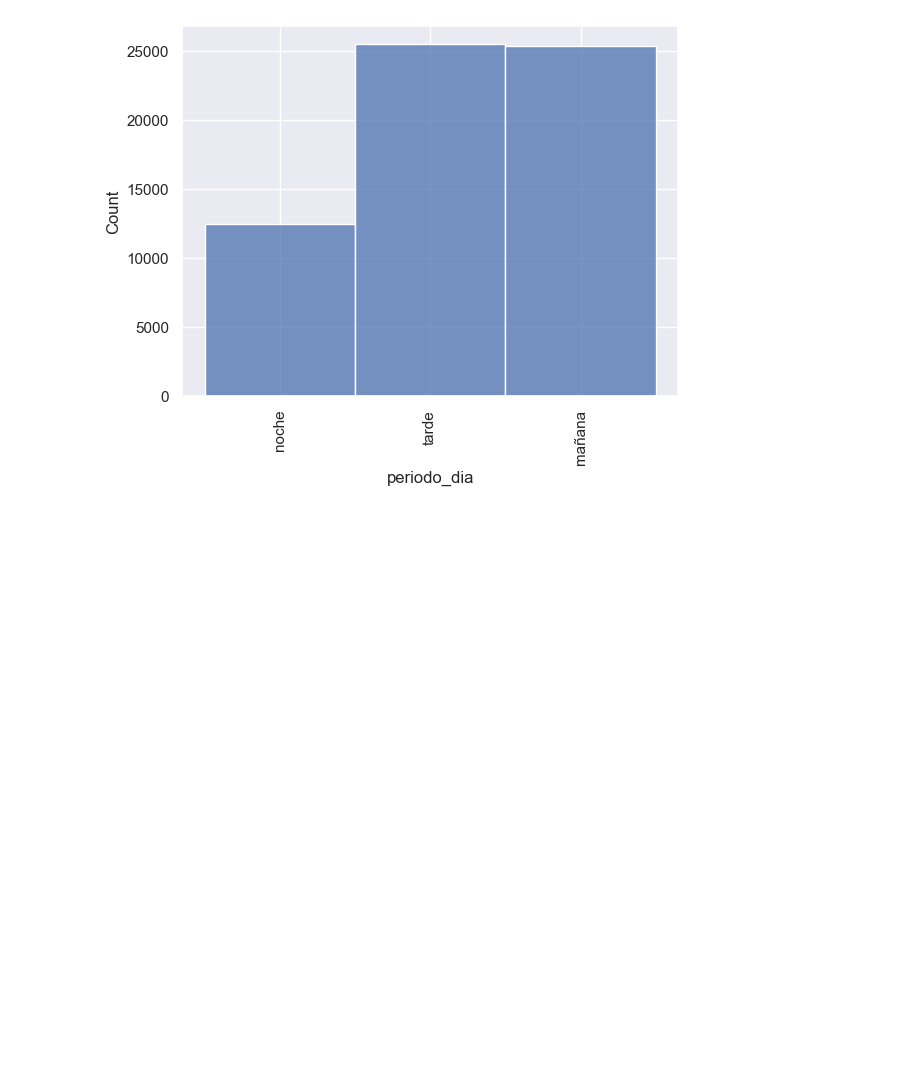
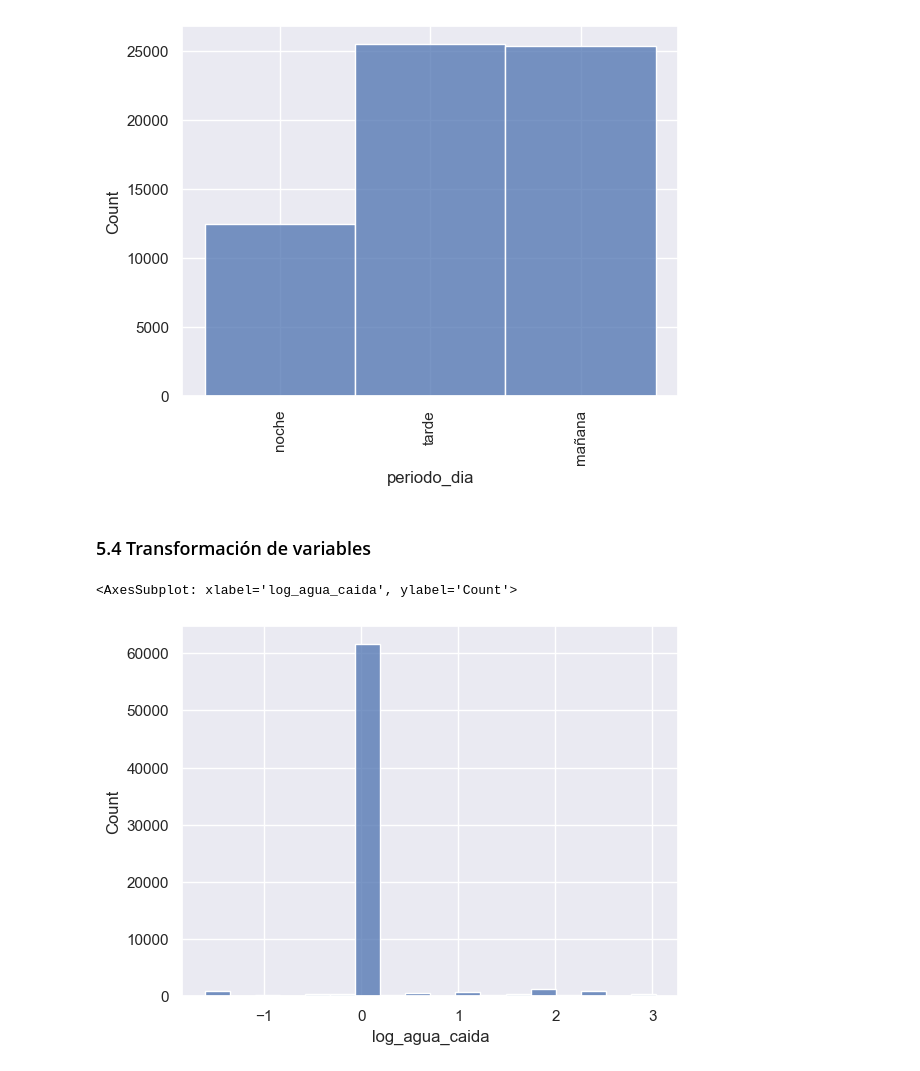
Before and after one commit to clcollao/pred_atraso_vuelos, a Jupyter notebook: pred_atraso_vuelos/prediccion_atraso_vuelos.ipynb, the cells around one changed output. Saved outputs shown, nothing was run; the diff lists cells and outputs as text; code cells hidden in the pictures; blank space fills up the shorter version.

```diff
--- a/pred_atraso_vuelos/prediccion_atraso_vuelos.ipynb
+++ b/pred_atraso_vuelos/prediccion_atraso_vuelos.ipynb
@@ -659,3 +679,23 @@ plt.xticks(rotation=90)
 plt.show()
 # %% [output]
 [figure]
+# %% [markdown]
+### 5.4 Transformación de variables
+# %%
+# Transformación logaritmica en variables numéricas que no presentan una distribución cercana a la normal
+
+df['log_agua_caida'] = np.log(df['agua_caida'])
+df['log_distancia'] = np.log(df['distancia'])
+# %%
+df['log_agua_caida'] = df['log_agua_caida'].apply(lambda x: 0 if x==-np.inf else x)
+df['log_distancia']  = df['log_distancia'] .apply(lambda x: 0 if x==-np.inf else x)
+
+df['log_agua_caida'] = df['log_agua_caida'].apply(lambda x: 0 if x==np.inf else x)
+df['log_distancia']  = df['log_distancia'] .apply(lambda x: 0 if x==np.inf else x)
+# %%
+# Visualización de la variable agua_caida transformada
+
+sns.histplot(data=df, x='log_agua_caida')
+# %% [output]
+<AxesSubplot: xlabel='log_agua_caida', ylabel='Count'>
+[figure, added]
```
Also changed, not shown: parts of 15 cells of this notebook, 3 other files.
